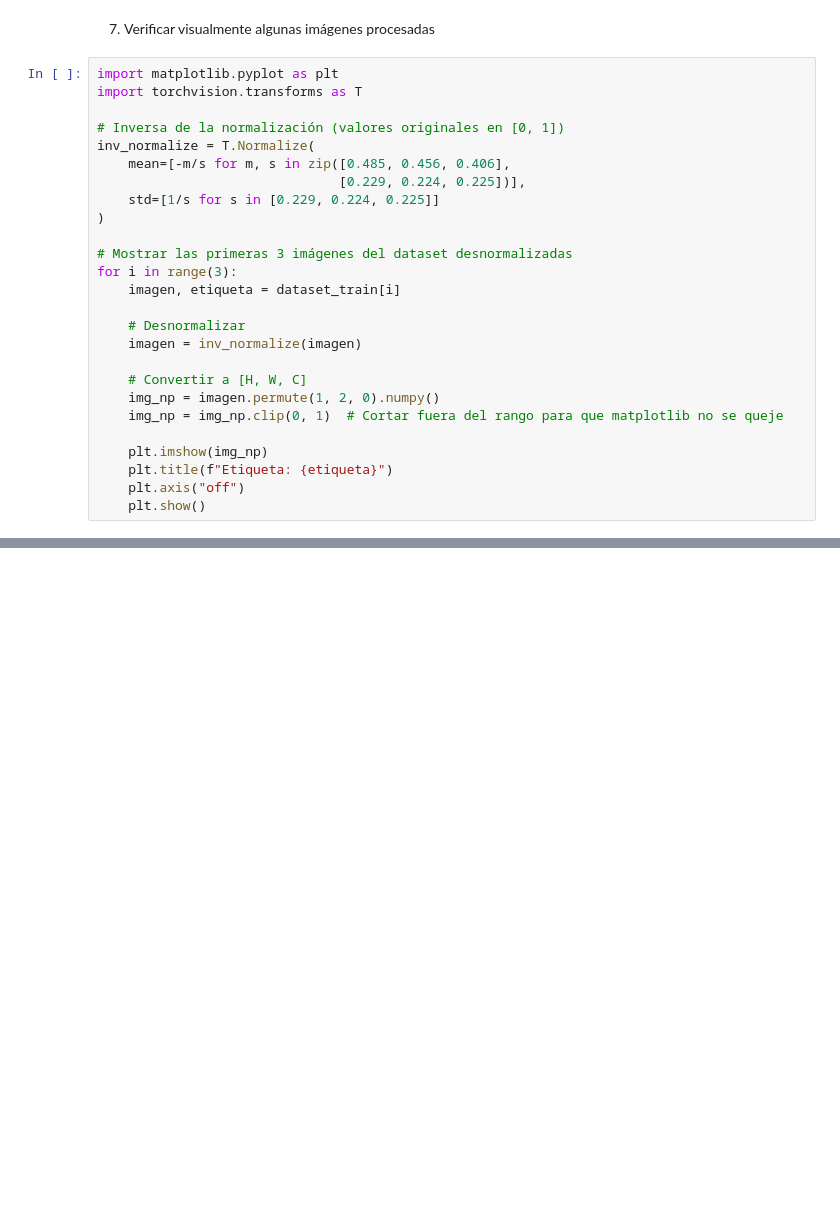
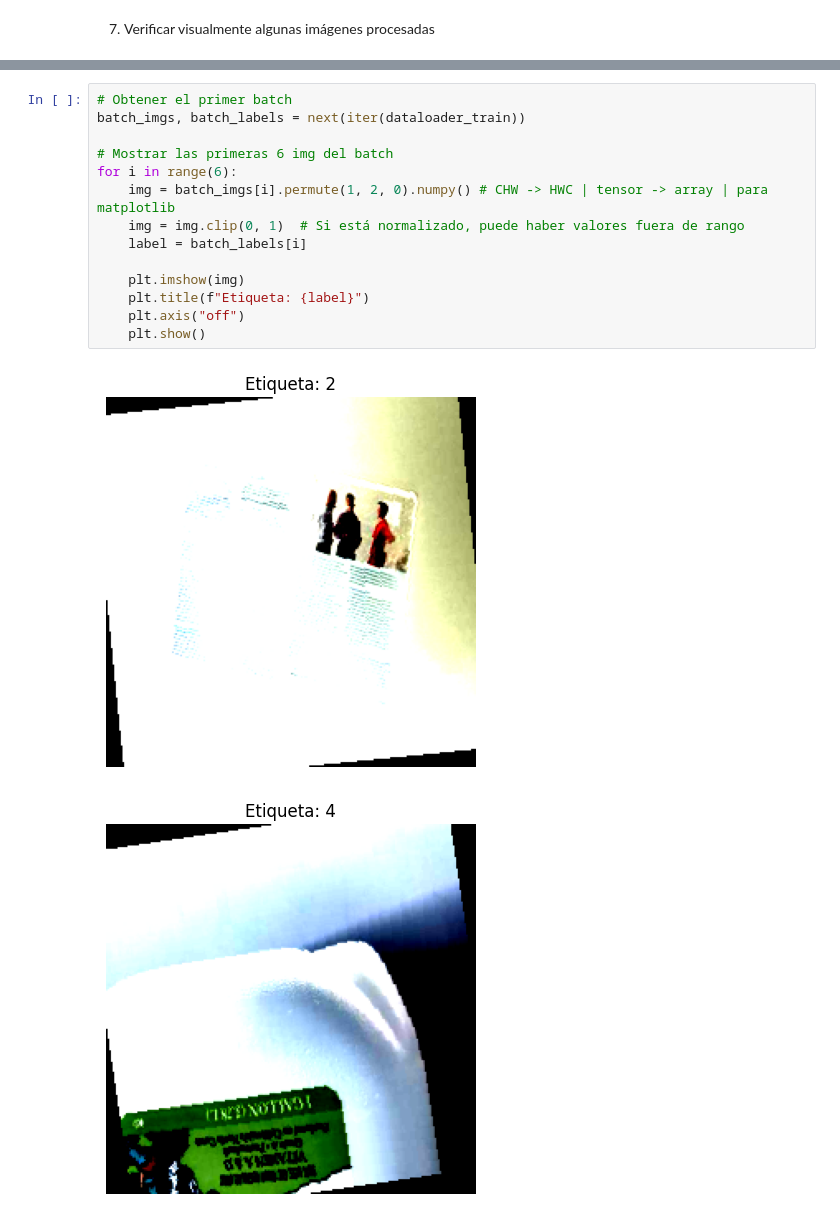
Before and after one commit to theit0/GreenAI, a Jupyter notebook: dev/GreenAI - Entrega segunda semana.ipynb, the cells around one changed output, grey strips where cells are left out. Cells and saved outputs as stored; diff of their text form; blank space fills up the shorter version.

```diff
--- a/dev/GreenAI - Entrega segunda semana.ipynb
+++ b/dev/GreenAI - Entrega segunda semana.ipynb
@@ -183,28 +179,2 @@ torch.Size([3, 224, 224]) 3
 # %% [markdown]
 7. Verificar visualmente algunas imágenes procesadas
-# %%
-import matplotlib.pyplot as plt
-import torchvision.transforms as T
-
-# Inversa de la normalización (valores originales en [0, 1])
-inv_normalize = T.Normalize(
-    mean=[-m/s for m, s in zip([0.485, 0.456, 0.406],
-                               [0.229, 0.224, 0.225])],
-    std=[1/s for s in [0.229, 0.224, 0.225]]
-)
-
-# Mostrar las primeras 3 imágenes del dataset desnormalizadas
-for i in range(3):
-    imagen, etiqueta = dataset_train[i]
-
-    # Desnormalizar
-    imagen = inv_normalize(imagen)
-
-    # Convertir a [H, W, C]
-    img_np = imagen.permute(1, 2, 0).numpy()
-    img_np = img_np.clip(0, 1)  # Cortar fuera del rango para que matplotlib no se queje
-
-    plt.imshow(img_np)
-    plt.title(f"Etiqueta: {etiqueta}")
-    plt.axis("off")
-    plt.show()
@@ -214,0 +181,17 @@ for i in range(3):
+# %%
+# Obtener el primer batch
+batch_imgs, batch_labels = next(iter(dataloader_train))
+
+# Mostrar las primeras 6 img del batch
+for i in range(6):
+    img = batch_imgs[i].permute(1, 2, 0).numpy() # CHW -> HWC | tensor -> array | para matplotlib
+    img = img.clip(0, 1)  # Si está normalizado, puede haber valores fuera de rango
+    label = batch_labels[i]
+
+    plt.imshow(img)
+    plt.title(f"Etiqueta: {label}")
+    plt.axis("off")
+    plt.show()
+# %% [output]
+[figure, added]
+[figure, added]
```
Also changed, not shown: parts of 8 cells of this notebook.
